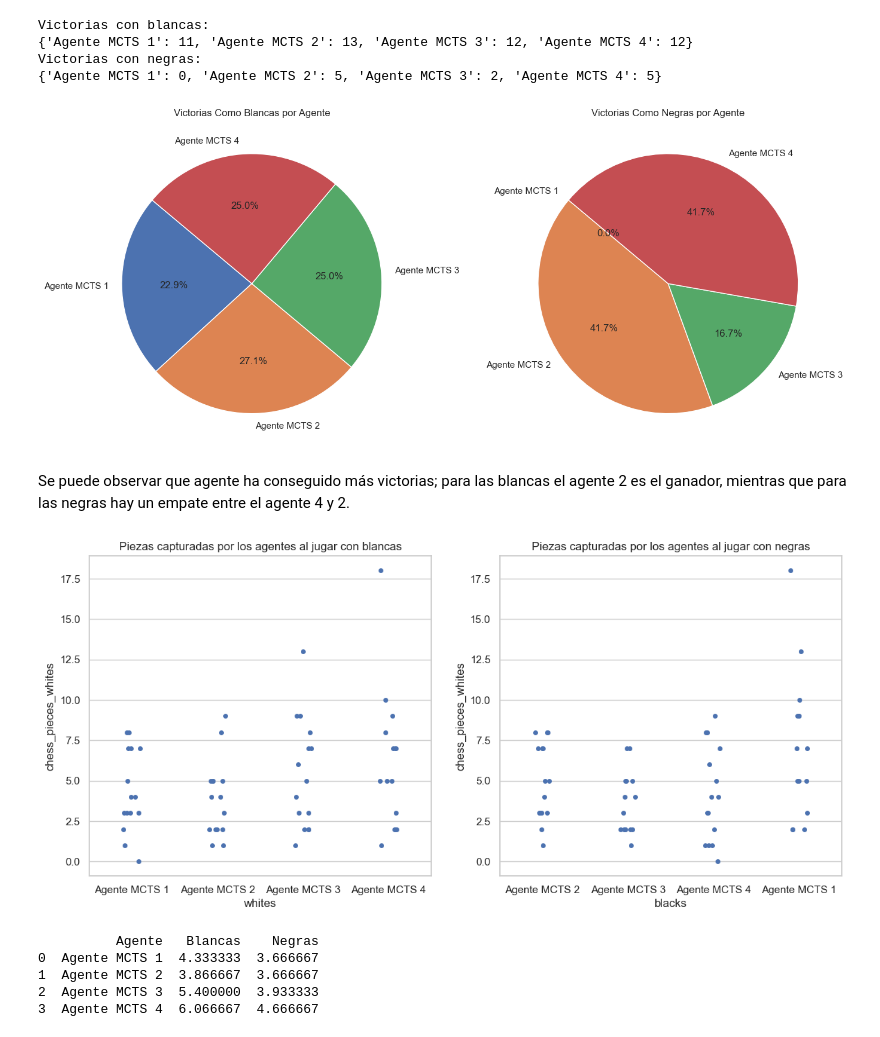
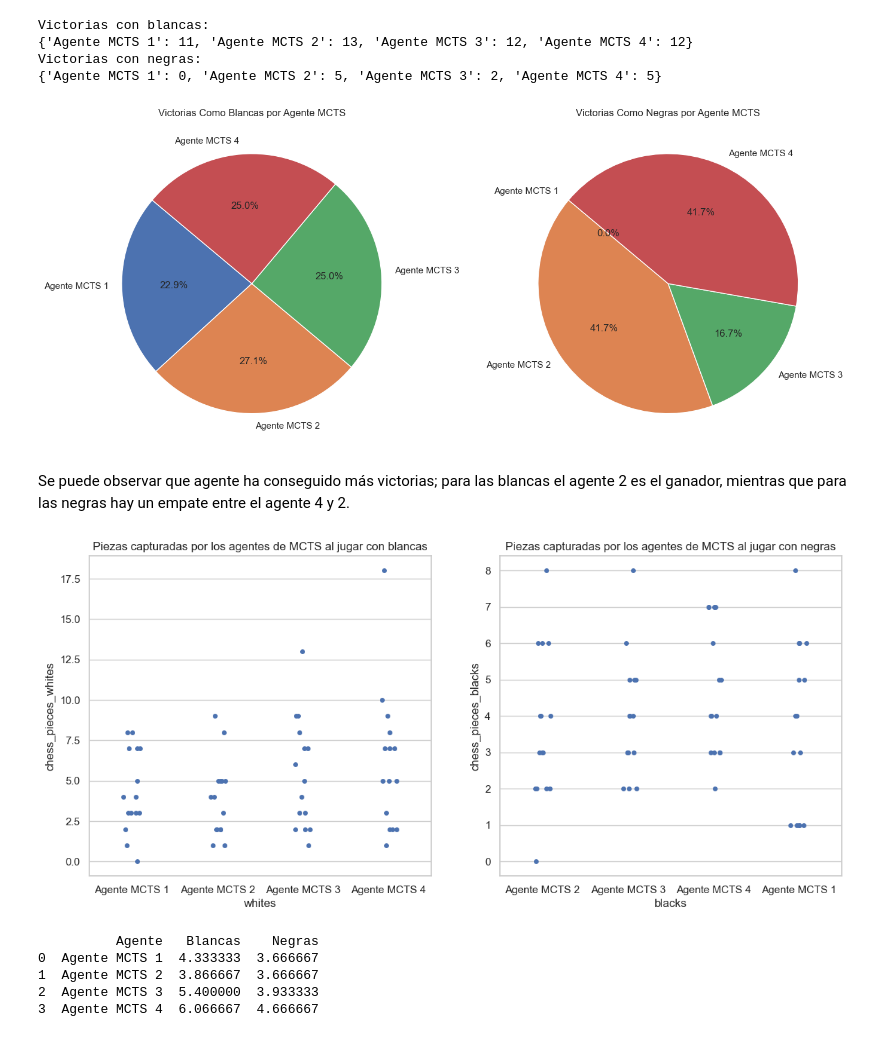
Before and after one commit to Alex-GF/ajedrez-vikinga, a Jupyter notebook: analysis/agents_analysis.ipynb, the cells around one changed output. Cells and saved outputs as stored; diff of their text form; code cells hidden in the pictures.

```diff
--- a/analysis/agents_analysis.ipynb
+++ b/analysis/agents_analysis.ipynb
@@ -112,32 +112,32 @@ import seaborn as sns
 fig, axs = plt.subplots(1, 2, figsize=(14, 6))
 
 axs[0].pie(victorias_con_blancas.values(), labels=victorias_con_blancas.keys(), autopct='%1.1f%%', startangle=140)
-axs[0].set_title('Victorias Como Blancas por Agente')
+axs[0].set_title('Victorias Como Blancas por Agente MCTS')
 
 axs[1].pie(victorias_con_negras.values(), labels=victorias_con_negras.keys(), autopct='%1.1f%%', startangle=140)
-axs[1].set_title('Victorias Como Negras por Agente')
+axs[1].set_title('Victorias Como Negras por Agente MCTS')
 
 plt.tight_layout()
 plt.show()
 # %% [output]
-[figure, old version]
+[figure, new version]
 # %% [markdown]
 Se puede observar que agente ha conseguido más victorias; para las blancas el agente 2 es el ganador, mientras que para las negras hay un empate entre el agente 4 y 2.
 # %%
 def create_strip_plot(data, y, title):
     fig, axs = plt.subplots(1, 2, figsize=(14, 6))
 
-    sns.stripplot(data=data, x="whites", y=y, ax=axs[0])
-    sns.stripplot(data=data, x="blacks", y=y, ax=axs[1])
+    sns.stripplot(data=data, x="whites", y=f"{y}_whites", ax=axs[0])
+    sns.stripplot(data=data, x="blacks", y=f"{y}_blacks", ax=axs[1])
 
     axs[0].set_title(title + " al jugar con blancas")
     axs[1].set_title(title + " al jugar con negras")
 
     plt.show()
 # %%
-create_strip_plot(datos, "chess_pieces_whites", "Piezas capturadas por los agentes")
+create_strip_plot(datos, "chess_pieces", "Piezas capturadas por los agentes de MCTS")
 # %% [output]
-[figure, old version]
+[figure, new version]
 # %%
 def calcula_medias_variable(datos, variable):
 
```
Also changed, not shown: parts of 53 cells of this notebook, 1 other file.
